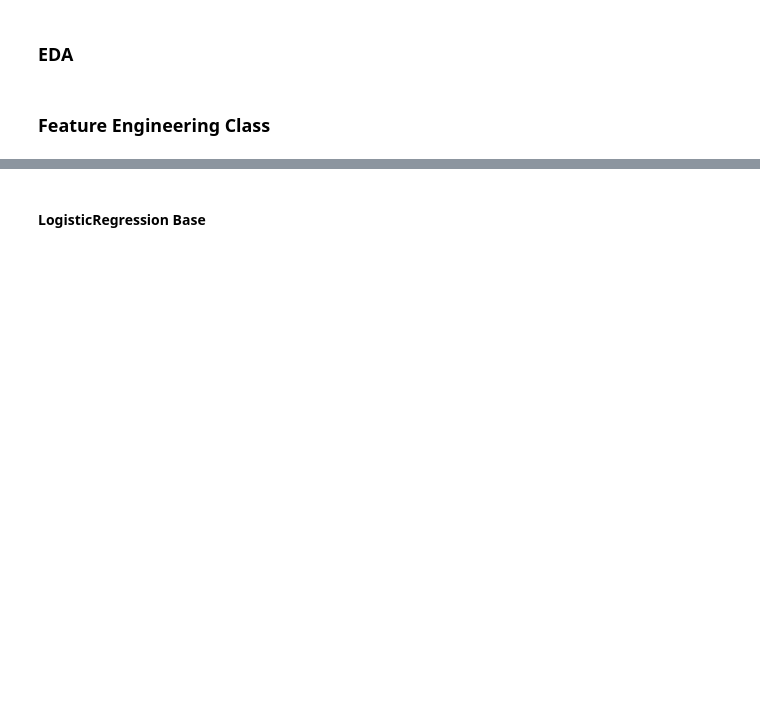
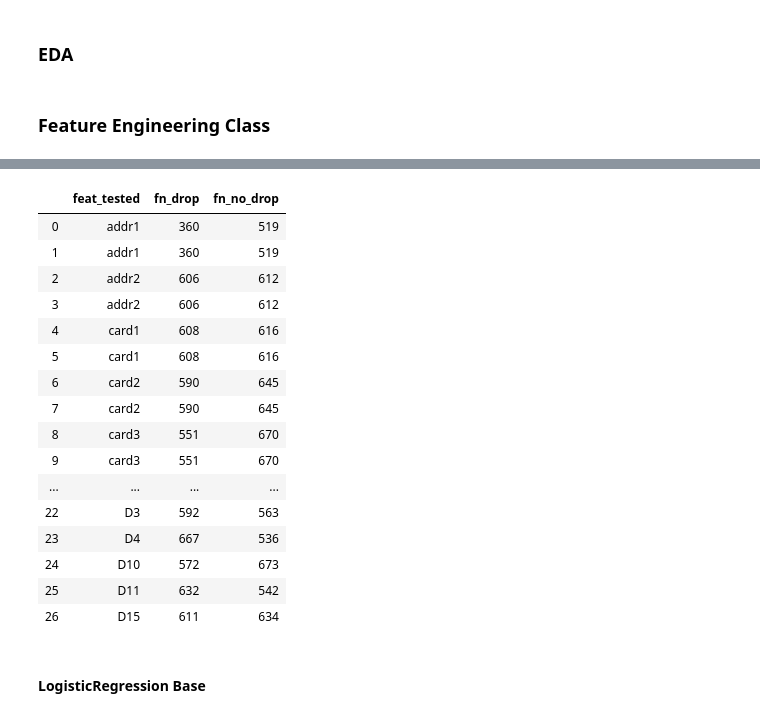
Before and after one commit to kirahman2/fraud_detection, a Jupyter notebook: Fraud Detection EDA.ipynb, the cells around one changed output, grey strips where cells are left out. Cells and saved outputs as stored; diff of their text form; code cells hidden in the pictures; blank space fills up the shorter version.

```diff
--- a/Fraud Detection EDA.ipynb
+++ b/Fraud Detection EDA.ipynb
@@ -809,3 +768,27 @@ df_temp_read[0:60]
+# %%
+col_drop = ['addr1','card2', 'card3', 'C1', 'V294', 'V279','C14',
+           'V306','D2','D10']
+col_keep = ['card5', 'V317', 'V69', 'D1','D3','D4','D11']
+test_drop_altogether = ['addr2', 'card1', 'C4', 'D15']
+# next, test features by dropping each column individually
+# %% [output]
+|  | feat_tested | fn_drop | fn_no_drop |
+| 0 | addr1 | 360 | 519 |
+| 1 | addr1 | 360 | 519 |
+| 2 | addr2 | 606 | 612 |
+| 3 | addr2 | 606 | 612 |
+| 4 | card1 | 608 | 616 |
+| 5 | card1 | 608 | 616 |
+| 6 | card2 | 590 | 645 |
+| 7 | card2 | 590 | 645 |
+| 8 | card3 | 551 | 670 |
+| 9 | card3 | 551 | 670 |
+| ... | ... | ... | ... |
+| 22 | D3 | 592 | 563 |
+| 23 | D4 | 667 | 536 |
+| 24 | D10 | 572 | 673 |
+| 25 | D11 | 632 | 542 |
+| 26 | D15 | 611 | 634 |
 # %%
 # # it reads the csv, creates a dataframe, then appends the results, then saves over the old version and keeps
 # # a record of all columns in the tested dataframe.
```
Also changed, not shown: parts of 7 cells of this notebook.
